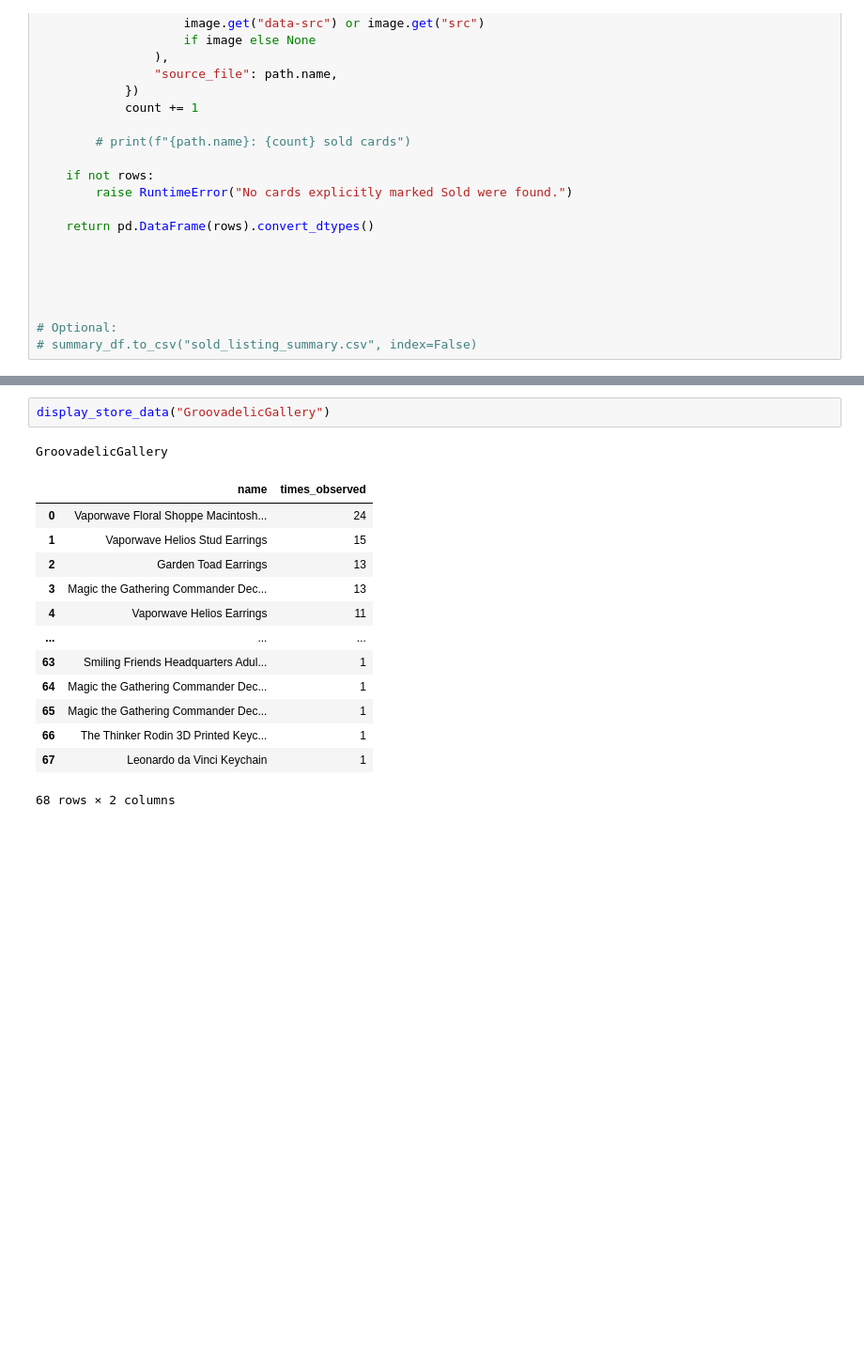
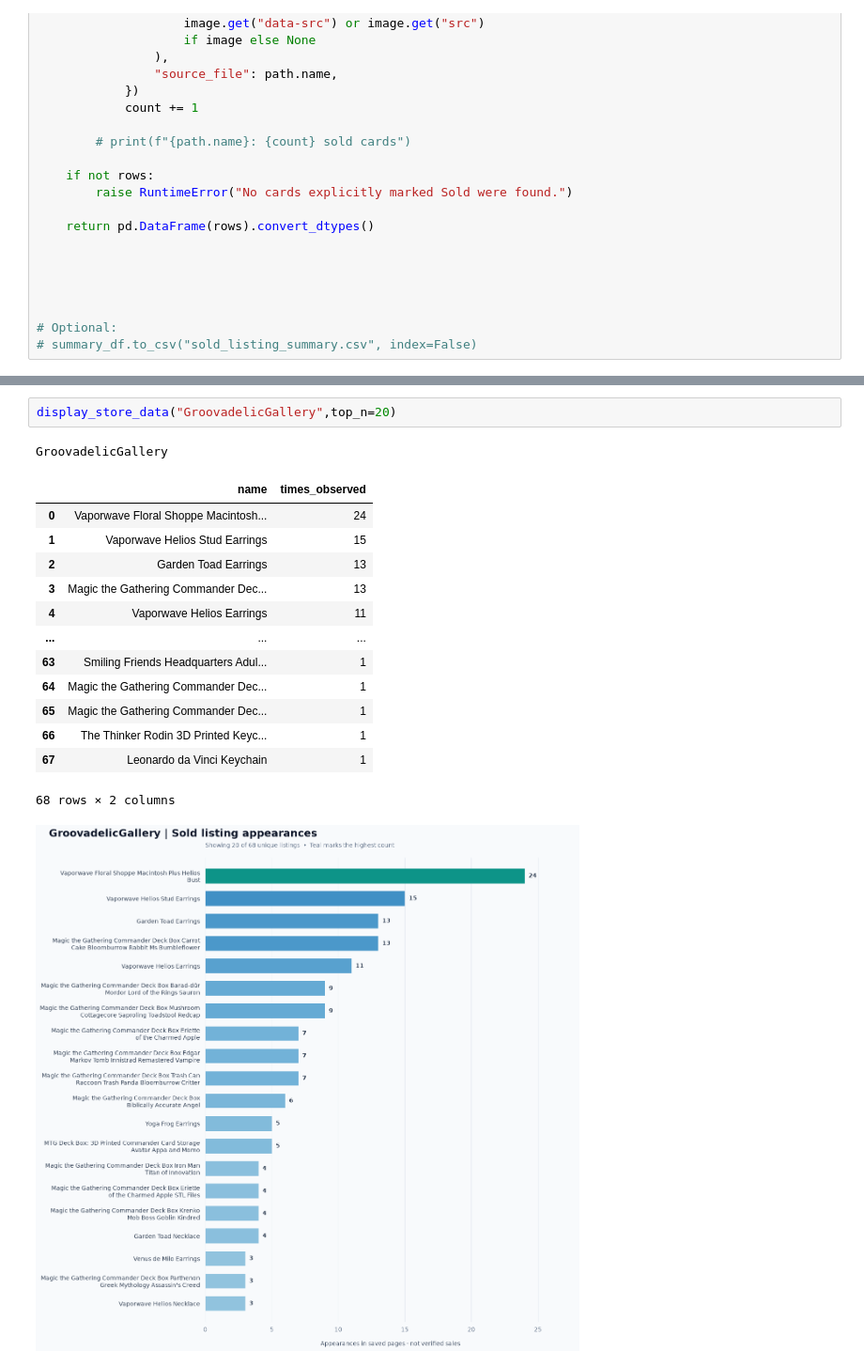
Before and after one commit to demetriusrauck/market_analysis, a Jupyter notebook: market_analysis.ipynb, the cells around one changed output, grey strips where cells are left out. Shown at 94% size. Saved outputs shown, nothing was run; the diff lists cells and outputs as text; blank space fills up the shorter version.

```diff
--- a/market_analysis.ipynb
+++ b/market_analysis.ipynb
@@ -326,18 +437,19 @@ display_store_data("3DishDesigns")
 # %%
-display_store_data("GroovadelicGallery")
+display_store_data("GroovadelicGallery",top_n=20)
 # %% [output]
 GroovadelicGallery
 |  | name | times_observed |
 | 0 | Vaporwave Floral Shoppe Macintosh... | 24 |
 | 1 | Vaporwave Helios Stud Earrings | 15 |
 | 2 | Garden Toad Earrings | 13 |
 | 3 | Magic the Gathering Commander Dec... | 13 |
 | 4 | Vaporwave Helios Earrings | 11 |
 | ... | ... | ... |
 | 63 | Smiling Friends Headquarters Adul... | 1 |
 | 64 | Magic the Gathering Commander Dec... | 1 |
 | 65 | Magic the Gathering Commander Dec... | 1 |
 | 66 | The Thinker Rodin 3D Printed Keyc... | 1 |
 | 67 | Leonardo da Vinci Keychain | 1 |
 68 rows × 2 columns
+[figure, added]
 # %%
```
Also changed, not shown: parts of 8 cells of this notebook.
